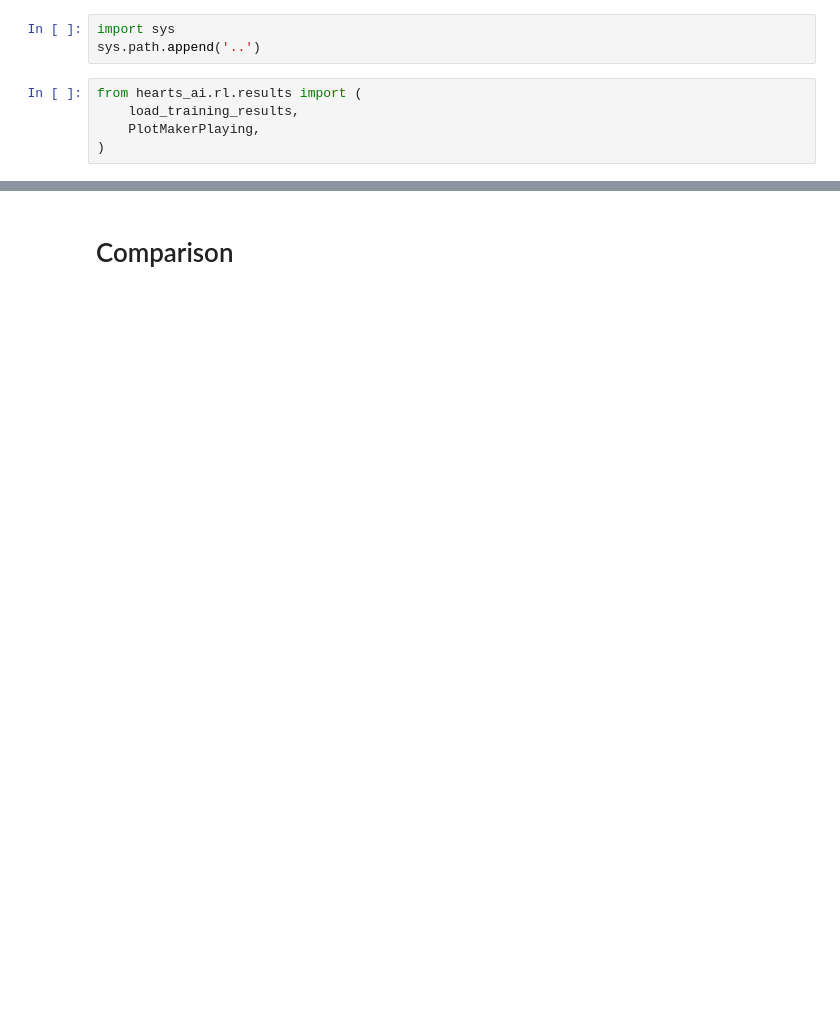
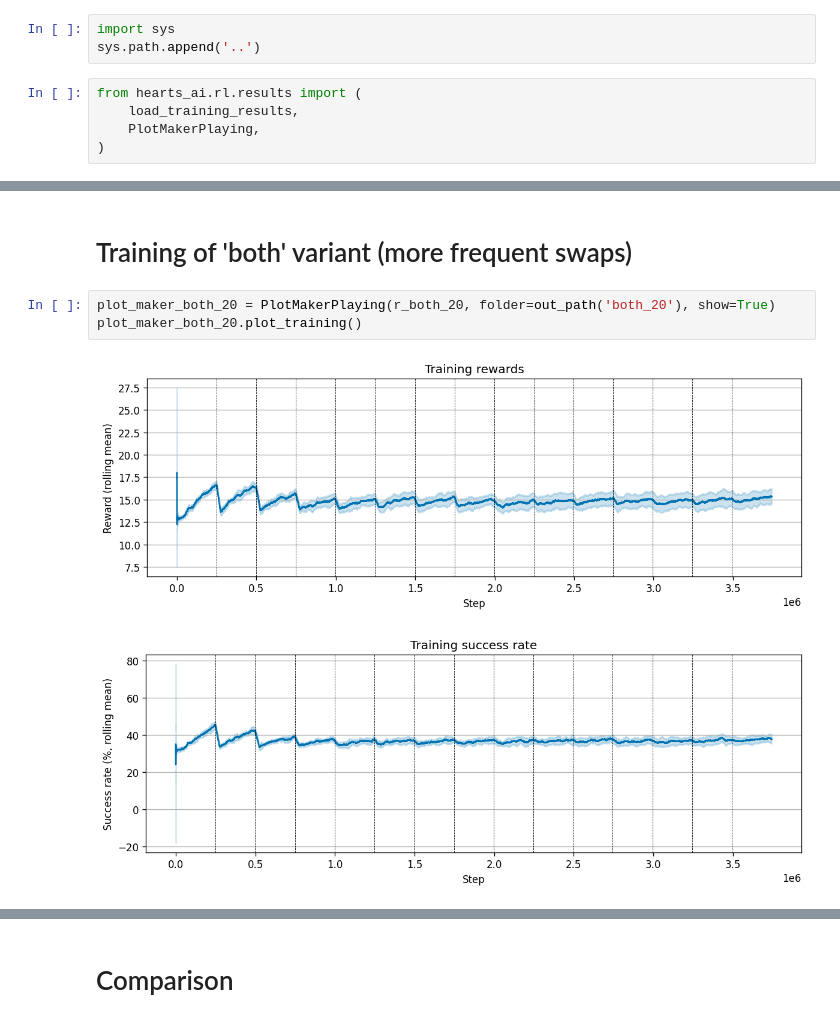
Before and after one commit to maciejors/hearts_ai, a Jupyter notebook: notebooks/results_ppo_compare_training_variants.ipynb, the cells around one changed output, grey strips where cells are left out. Cells and saved outputs as stored; diff of their text form; blank space fills up the shorter version.

```diff
--- a/notebooks/results_ppo_compare_training_variants.ipynb
+++ b/notebooks/results_ppo_compare_training_variants.ipynb
@@ -26,0 +28,8 @@ plot_maker_both.plot_training()
+# %% [markdown]
+# Training of 'both' variant (more frequent swaps)
+# %%
+plot_maker_both_20 = PlotMakerPlaying(r_both_20, folder=out_path('both_20'), show=True)
+plot_maker_both_20.plot_training()
+# %% [output]
+[figure, added]
+[figure, added]
```
Also changed, not shown: parts of 9 cells of this notebook.
